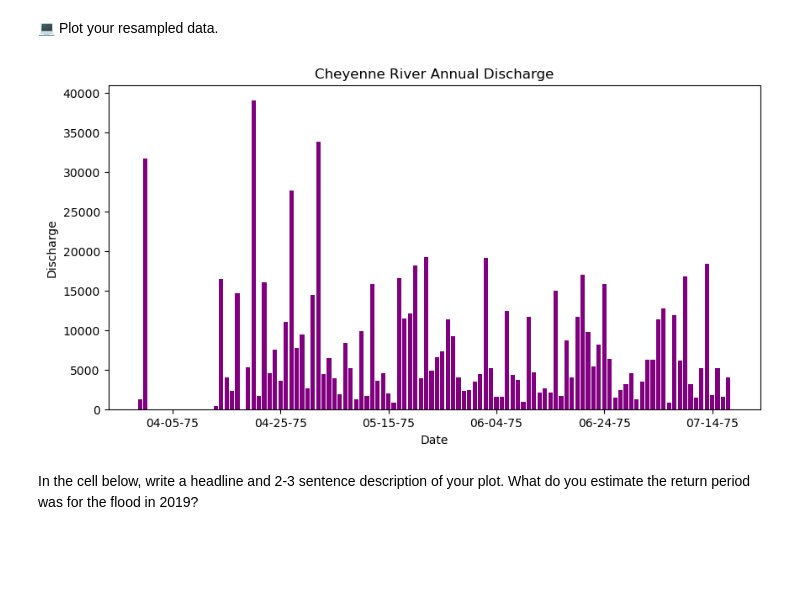
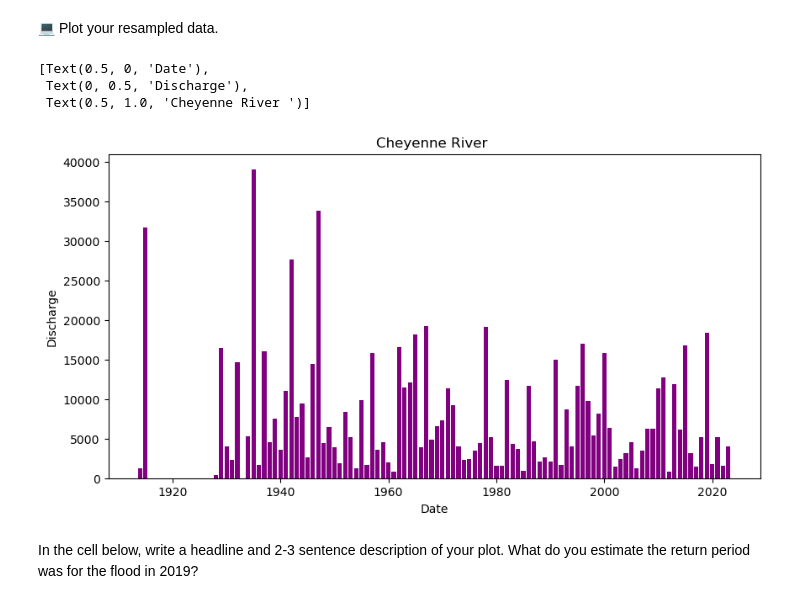
Before and after one commit to Wakunza/time-series-data-Wakunza, a Jupyter notebook: stars-02-time-series.ipynb, the cells around one changed output. Drawn from its saved outputs; the diff is of its cells as text; code cells hidden in the pictures; blank space fills up the shorter version.

```diff
--- a/stars-02-time-series.ipynb
+++ b/stars-02-time-series.ipynb
@@ -736,25 +733,21 @@ resample_points
 # %%
 import matplotlib.dates as mdates
 from matplotlib.dates import DateFormatter
 
 fig, ax = plt.subplots(figsize=(10,5))
 ax.bar(cheyenne_river_annual.index.year.values,
        cheyenne_river_annual['Discharge'],
        color="purple")
 
 ax.set(xlabel="Date",
        ylabel="Discharge",
-       title="Cheyenne River Annual Discharge"
+       title="Cheyenne River "
 )
-
-# x axis label formating code
-date_form = DateFormatter("%m-%d-%y")
-ax.xaxis.set_major_formatter(date_form)
-
-# changing the y limit (discharge)
-# plt.ylim(0,10000)
 # %% [output]
+[Text(0.5, 0, 'Date'),
+ Text(0, 0.5, 'Discharge'),
+ Text(0.5, 1.0, 'Cheyenne River ')]
-[figure, old version]
+[figure, new version]
 # %% [markdown]
 In the cell below, write a headline and 2-3 sentence description of your plot. What do you estimate the return period was for the flood in 2019?
 # %% [markdown]
```
Also changed, not shown: parts of 2 cells of this notebook.
